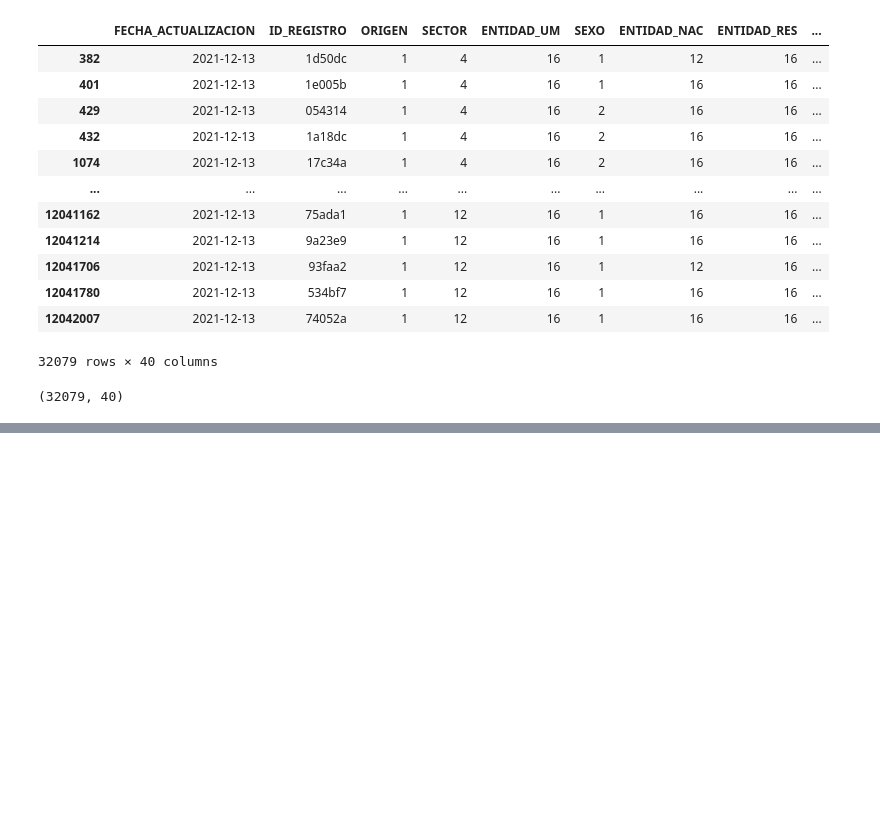
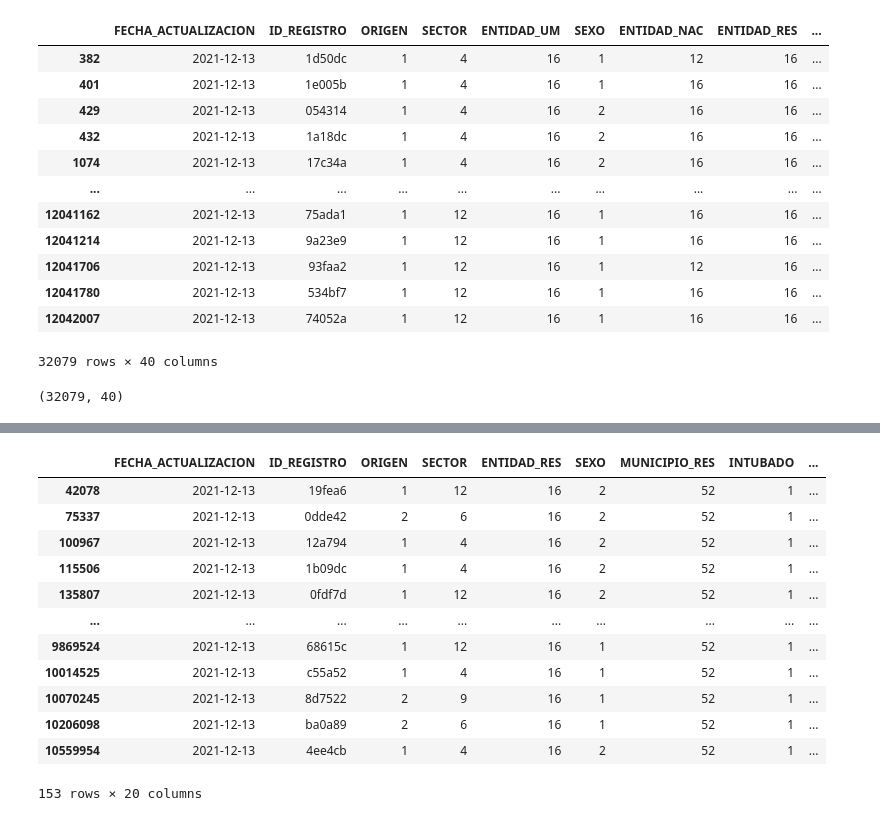
Before and after one commit to JorgeVF01/M-S2022, a Jupyter notebook: data_cleansing.ipynb, the cells around one changed output, grey strips where cells are left out. Cells and saved outputs as stored; diff of their text form; code cells hidden in the pictures; blank space fills up the shorter version.

```diff
--- a/data_cleansing.ipynb
+++ b/data_cleansing.ipynb
@@ -149,0 +205,20 @@ UCI
+# %%
+Morelia_infectados_grave = Morelia[((Morelia.CLASIFICACION_FINAL ==1) | (Morelia.CLASIFICACION_FINAL ==2) | (Morelia.CLASIFICACION_FINAL ==3)) & (Morelia.INTUBADO == 1)]
+
+Morelia_infectados_grave_N = Morelia_infectados_grave.shape[0]
+
+Morelia_infectados_grave
+# %% [output]
+|  | FECHA_ACTUALIZACION | ID_REGISTRO | ORIGEN | SECTOR | ENTIDAD_RES | SEXO | MUNICIPIO_RES | INTUBADO | ... |
+| 42078 | 2021-12-13 | 19fea6 | 1 | 12 | 16 | 2 | 52 | 1 | ... |
+| 75337 | 2021-12-13 | 0dde42 | 2 | 6 | 16 | 2 | 52 | 1 | ... |
+| 100967 | 2021-12-13 | 12a794 | 1 | 4 | 16 | 2 | 52 | 1 | ... |
+| 115506 | 2021-12-13 | 1b09dc | 1 | 4 | 16 | 2 | 52 | 1 | ... |
+| 135807 | 2021-12-13 | 0fdf7d | 1 | 12 | 16 | 2 | 52 | 1 | ... |
+| ... | ... | ... | ... | ... | ... | ... | ... | ... | ... |
+| 9869524 | 2021-12-13 | 68615c | 1 | 12 | 16 | 1 | 52 | 1 | ... |
+| 10014525 | 2021-12-13 | c55a52 | 1 | 4 | 16 | 1 | 52 | 1 | ... |
+| 10070245 | 2021-12-13 | 8d7522 | 2 | 9 | 16 | 1 | 52 | 1 | ... |
+| 10206098 | 2021-12-13 | ba0a89 | 2 | 6 | 16 | 1 | 52 | 1 | ... |
+| 10559954 | 2021-12-13 | 4ee4cb | 1 | 4 | 16 | 2 | 52 | 1 | ... |
+153 rows × 20 columns
```
Also changed, not shown: parts of 21 cells of this notebook.
